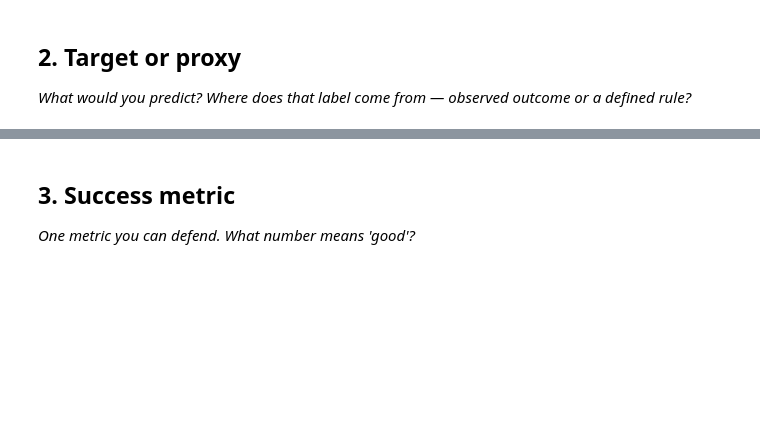
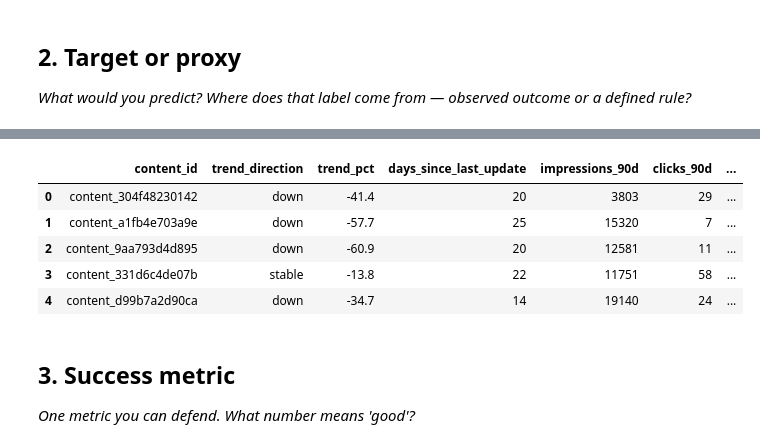
Before and after one commit to hussainnawaz21-fail/flyrank-ml-internship, a Jupyter notebook: work/notebooks/w02_ml_task_framing.ipynb, the cells around one changed output, grey strips where cells are left out. Cells and saved outputs as stored; diff of their text form; code cells hidden in the pictures; blank space fills up the shorter version.

```diff
--- a/work/notebooks/w02_ml_task_framing.ipynb
+++ b/work/notebooks/w02_ml_task_framing.ipynb
@@ -20,6 +163,25 @@ This skeleton is yours to fill. Work the sections **in order** — each one has
 # %%
 # This cell is for CODE (numbers, a query, a check).
 # Write your text answer in the cell ABOVE this one — typing sentences here breaks Run All.
+# Load the dataset
+proxy_columns = [
+    "content_id",
+    "trend_direction",
+    "trend_pct",
+    "days_since_last_update",
+    "impressions_90d",
+    "clicks_90d",
+    "sessions_90d"
+]
+
+df[proxy_columns].head()
+# %% [output]
+|  | content_id | trend_direction | trend_pct | days_since_last_update | impressions_90d | clicks_90d | ... |
+| 0 | content_304f48230142 | down | -41.4 | 20 | 3803 | 29 | ... |
+| 1 | content_a1fb4e703a9e | down | -57.7 | 25 | 15320 | 7 | ... |
+| 2 | content_9aa793d4d895 | down | -60.9 | 20 | 12581 | 11 | ... |
+| 3 | content_331d6c4de07b | stable | -13.8 | 22 | 11751 | 58 | ... |
+| 4 | content_d99b7a2d90ca | down | -34.7 | 14 | 19140 | 24 | ... |
 # %% [markdown]
 ## 3. Success metric
 
```
Also changed, not shown: parts of 17 cells of this notebook.
